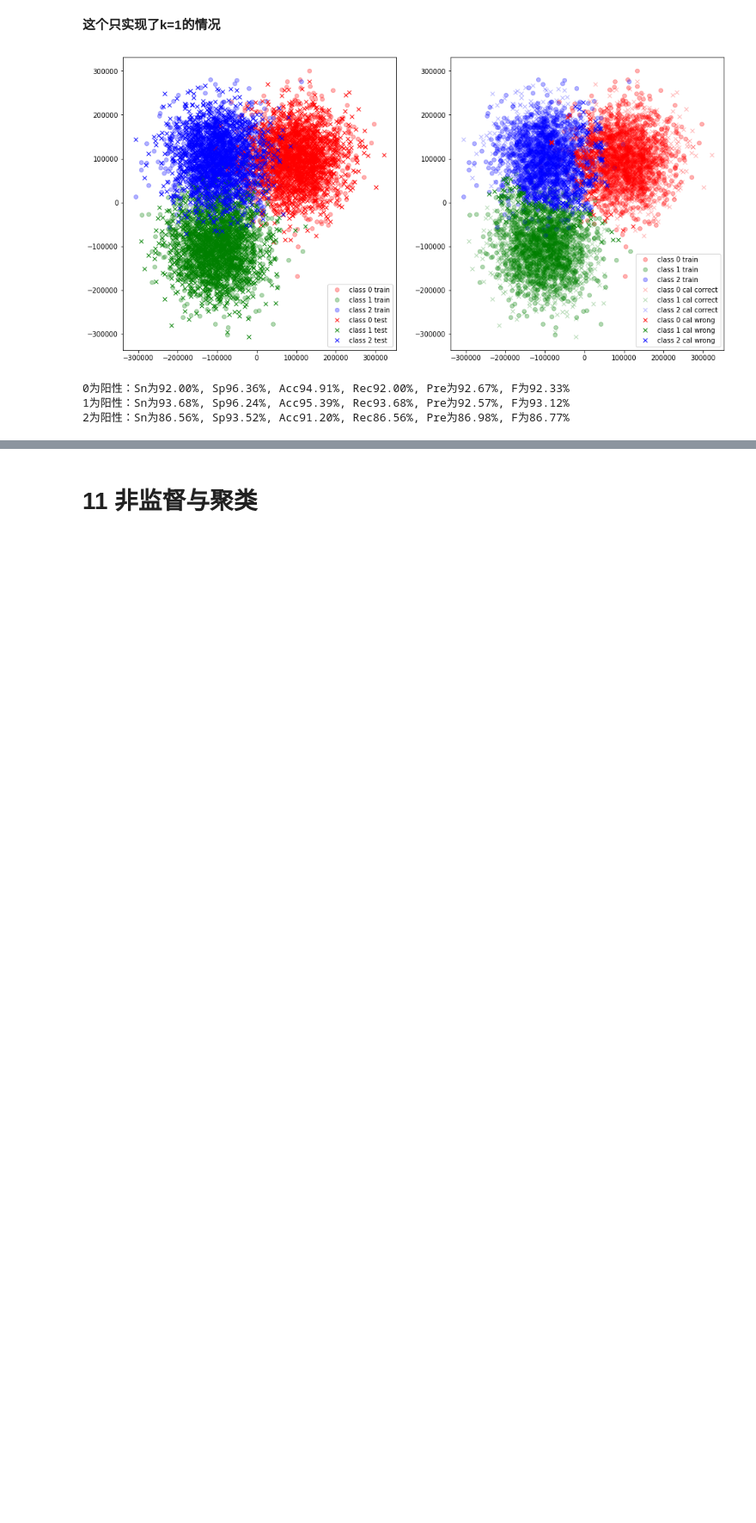
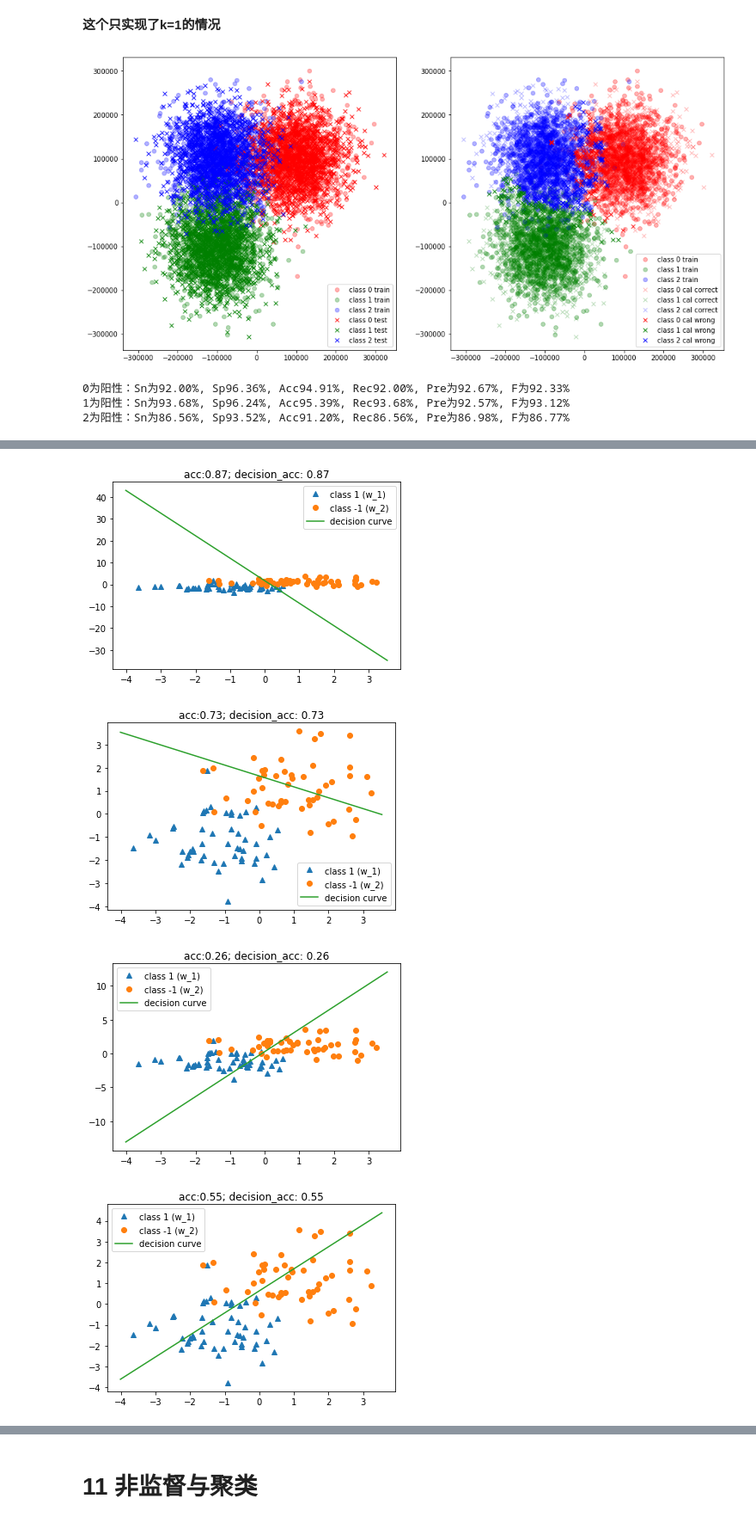
Before and after one commit to ZhuBodian/mo_shi_shi_bie_4, a Jupyter notebook: example.ipynb, the cells around one changed output, grey strips where cells are left out. Shown at 86% size. Drawn from its saved outputs; the diff is of its cells as text; code cells hidden in the pictures; blank space fills up the shorter version.

```diff
--- a/example.ipynb
+++ b/example.ipynb
@@ -772,0 +844,10 @@ my_evaluate(test_label, cal_label)
+# %%
+fisher_instance = mlc.Bossting(data, label, 10)
+# fisher_instance.lms()
+fisher_instance.start_boost()
+_, boost_acc = fisher_instance.boost_predict()
+# %% [output]
+[figure, added]
+[figure, added]
+[figure, added]
+[figure, added]
```
Also changed, not shown: parts of 14 cells of this notebook, 1 other file.
